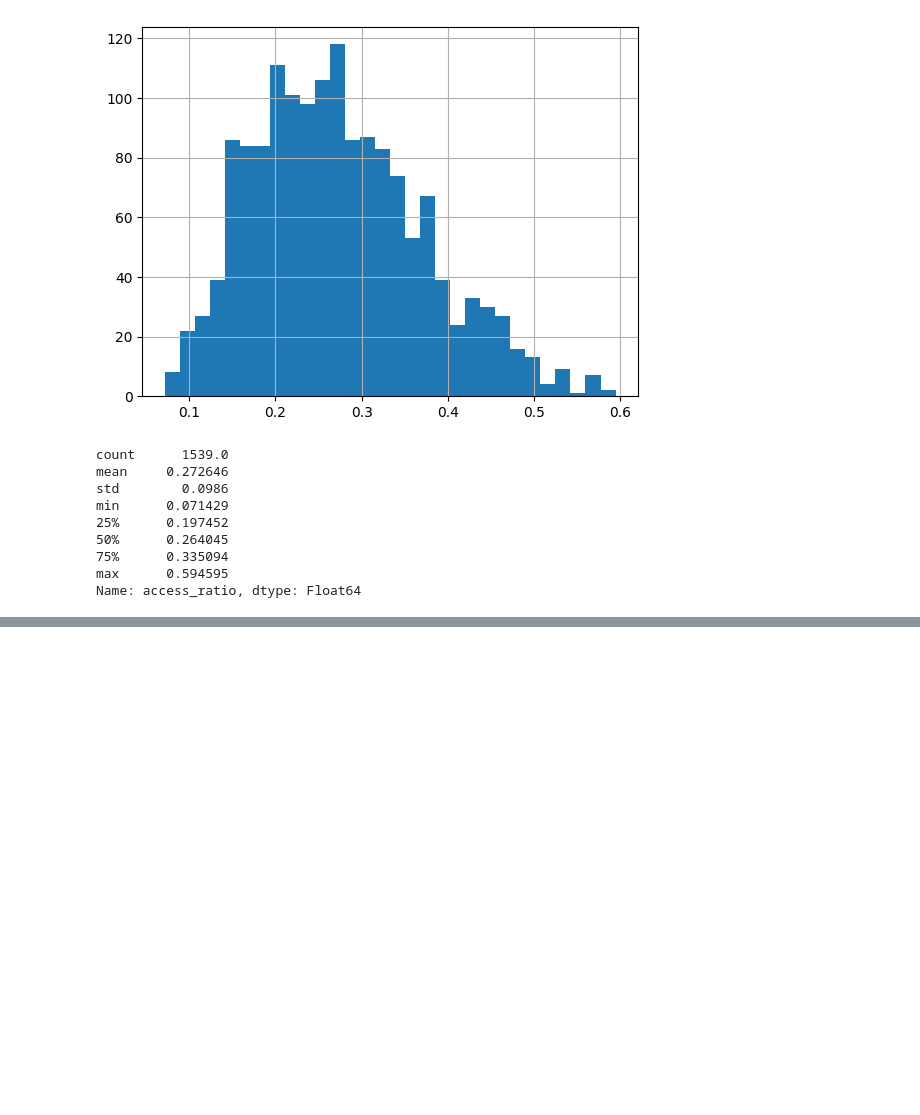
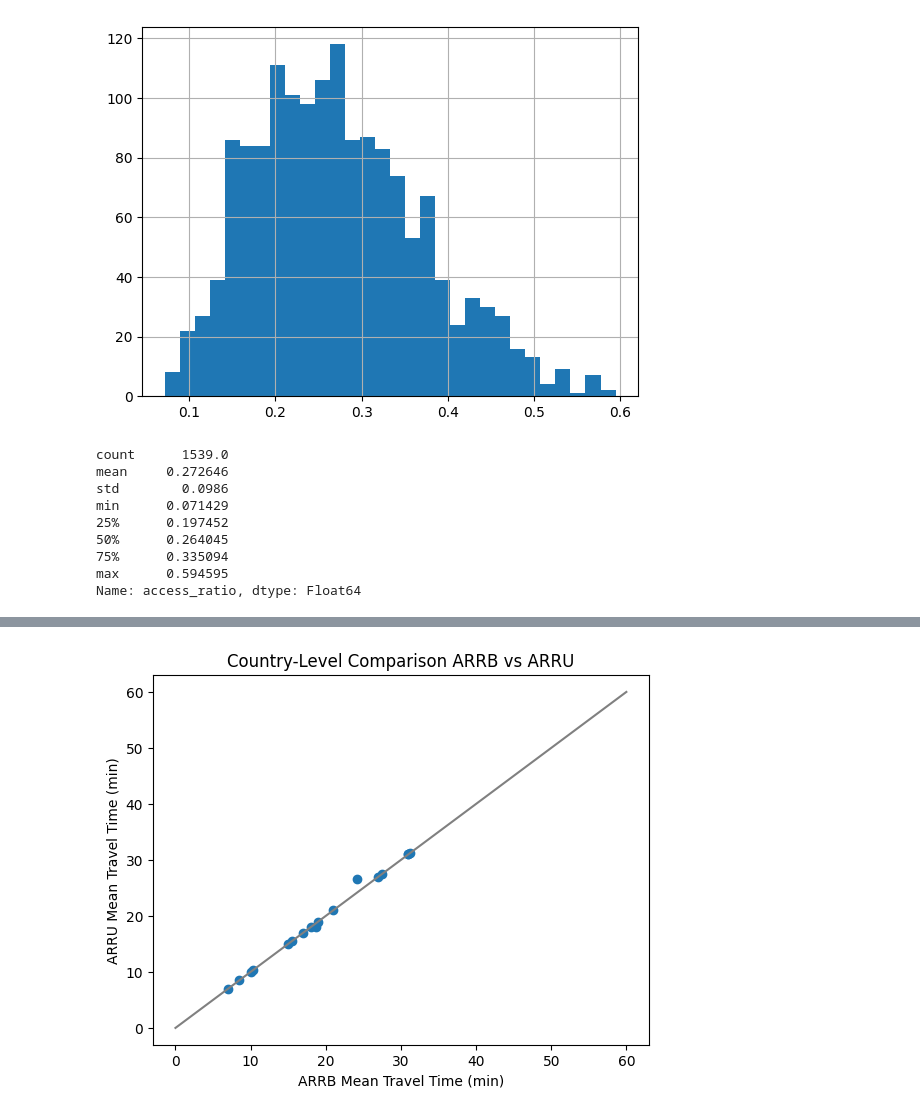
Before and after one commit to PhilippS01/ExDEx-A2, a Jupyter notebook: src/Q3_Analysis.ipynb, the cells around one changed output, grey strips where cells are left out. Cells and saved outputs as stored; diff of their text form; code cells hidden in the pictures; blank space fills up the shorter version.

```diff
--- a/src/Q3_Analysis.ipynb
+++ b/src/Q3_Analysis.ipynb
@@ -539,0 +715,19 @@ np.float64(0.8348888723225518)
+# %%
+# Compare country-level stats between ARRB and ARRU
+df_compare = country_stats.join(
+    country_stats_U,
+    lsuffix="_ARRB",
+    rsuffix="_ARRU",
+    how="inner"
+)
+
+df_compare[["mean_ARRB", "mean_ARRU"]]
+
+plt.scatter(df_compare["mean_ARRB"], df_compare["mean_ARRU"])
+plt.xlabel("ARRB Mean Travel Time (min)")
+plt.ylabel("ARRU Mean Travel Time (min)")
+plt.plot([0,60],[0,60], color="gray")  # identity line
+plt.title("Country-Level Comparison ARRB vs ARRU")
+plt.show()
+# %% [output]
+[figure, added]
```
Also changed, not shown: parts of 44 cells of this notebook, 2 other files.
